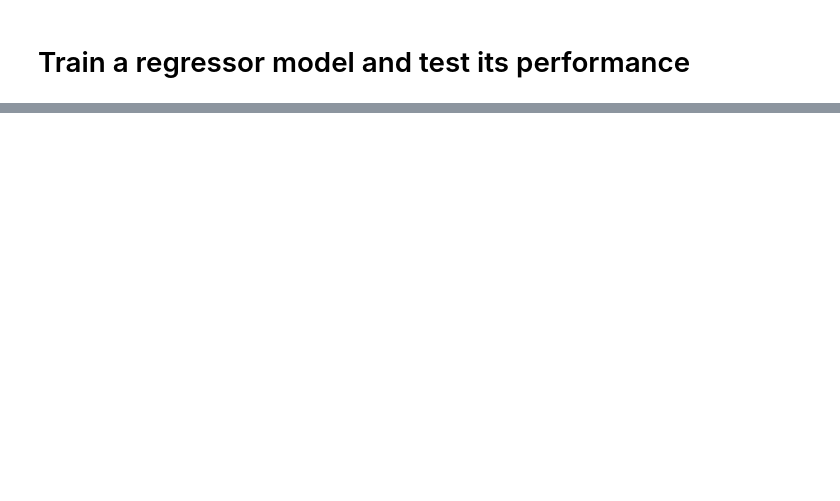
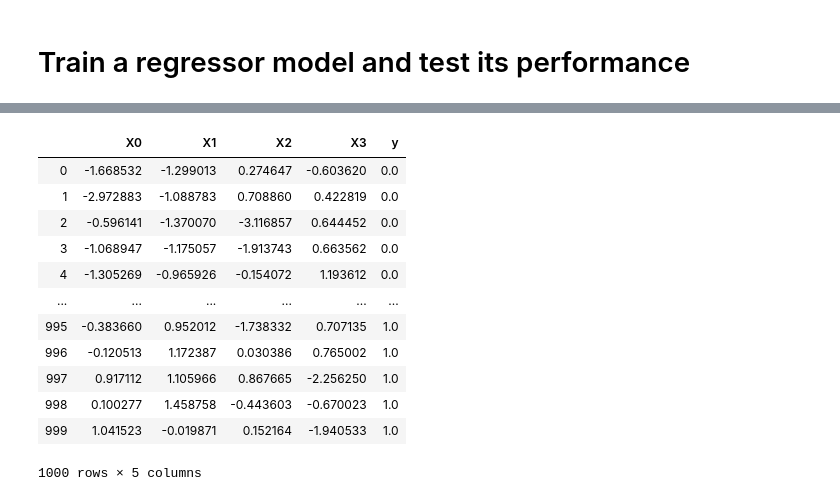
Before and after one commit to lyx12311/Astraea, a Jupyter notebook: docs/_static/Tutorial.ipynb, the cells around one changed output, grey strips where cells are left out. Cells and saved outputs as stored; diff of their text form; code cells hidden in the pictures; blank space fills up the shorter version.

```diff
--- a/docs/_static/Tutorial.ipynb
+++ b/docs/_static/Tutorial.ipynb
@@ -82,0 +107,27 @@ Astraea.plot_result(regr_outs['actrualF'],regr_outs['importance'],regr_outs['pre
+# %%
+import Astraea
+import pandas as pd
+import numpy as np
+from sklearn.datasets import make_classification
+# use sklearn.datasets to generate a dataset to test
+X, y = make_classification(n_samples=1000,n_features=4, n_informative=2, n_redundant=0,random_state=0, shuffle=False)
+
+# put features and labels into one pandas dataFrame
+X_y=pd.DataFrame(np.hstack((X,np.reshape(y,(1000,1)))),columns=np.append(['X'+str(i) for i in range(np.shape(X)[1])],['y']))
+
+# print out DataFrame
+X_y
+# %% [output]
+|  | X0 | X1 | X2 | X3 | y |
+| 0 | -1.668532 | -1.299013 | 0.274647 | -0.603620 | 0.0 |
+| 1 | -2.972883 | -1.088783 | 0.708860 | 0.422819 | 0.0 |
+| 2 | -0.596141 | -1.370070 | -3.116857 | 0.644452 | 0.0 |
+| 3 | -1.068947 | -1.175057 | -1.913743 | 0.663562 | 0.0 |
+| 4 | -1.305269 | -0.965926 | -0.154072 | 1.193612 | 0.0 |
+| ... | ... | ... | ... | ... | ... |
+| 995 | -0.383660 | 0.952012 | -1.738332 | 0.707135 | 1.0 |
+| 996 | -0.120513 | 1.172387 | 0.030386 | 0.765002 | 1.0 |
+| 997 | 0.917112 | 1.105966 | 0.867665 | -2.256250 | 1.0 |
+| 998 | 0.100277 | 1.458758 | -0.443603 | -0.670023 | 1.0 |
+| 999 | 1.041523 | -0.019871 | 0.152164 | -1.940533 | 1.0 |
+1000 rows × 5 columns
```
Also changed, not shown: parts of 20 cells of this notebook, 1 other file.
